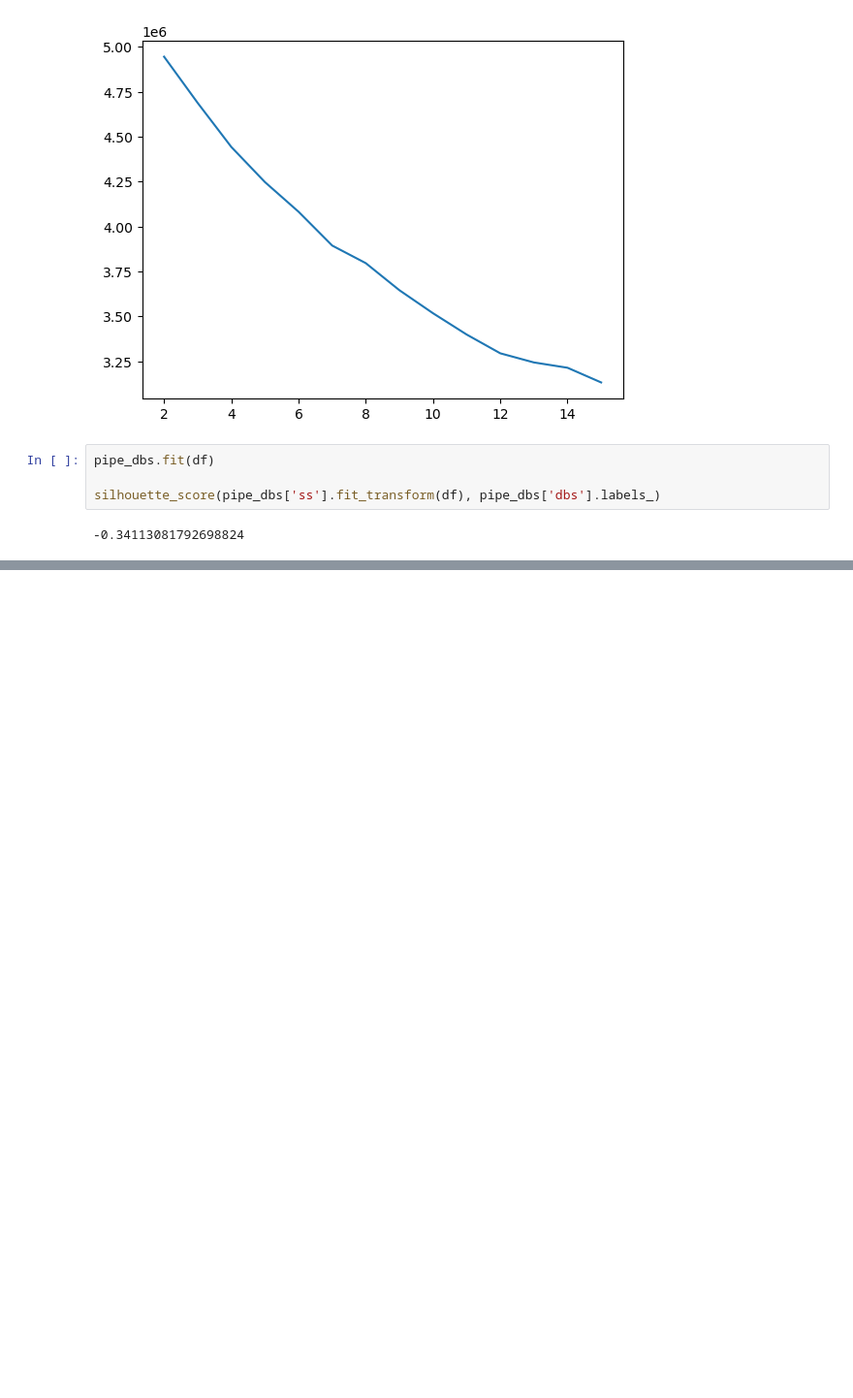
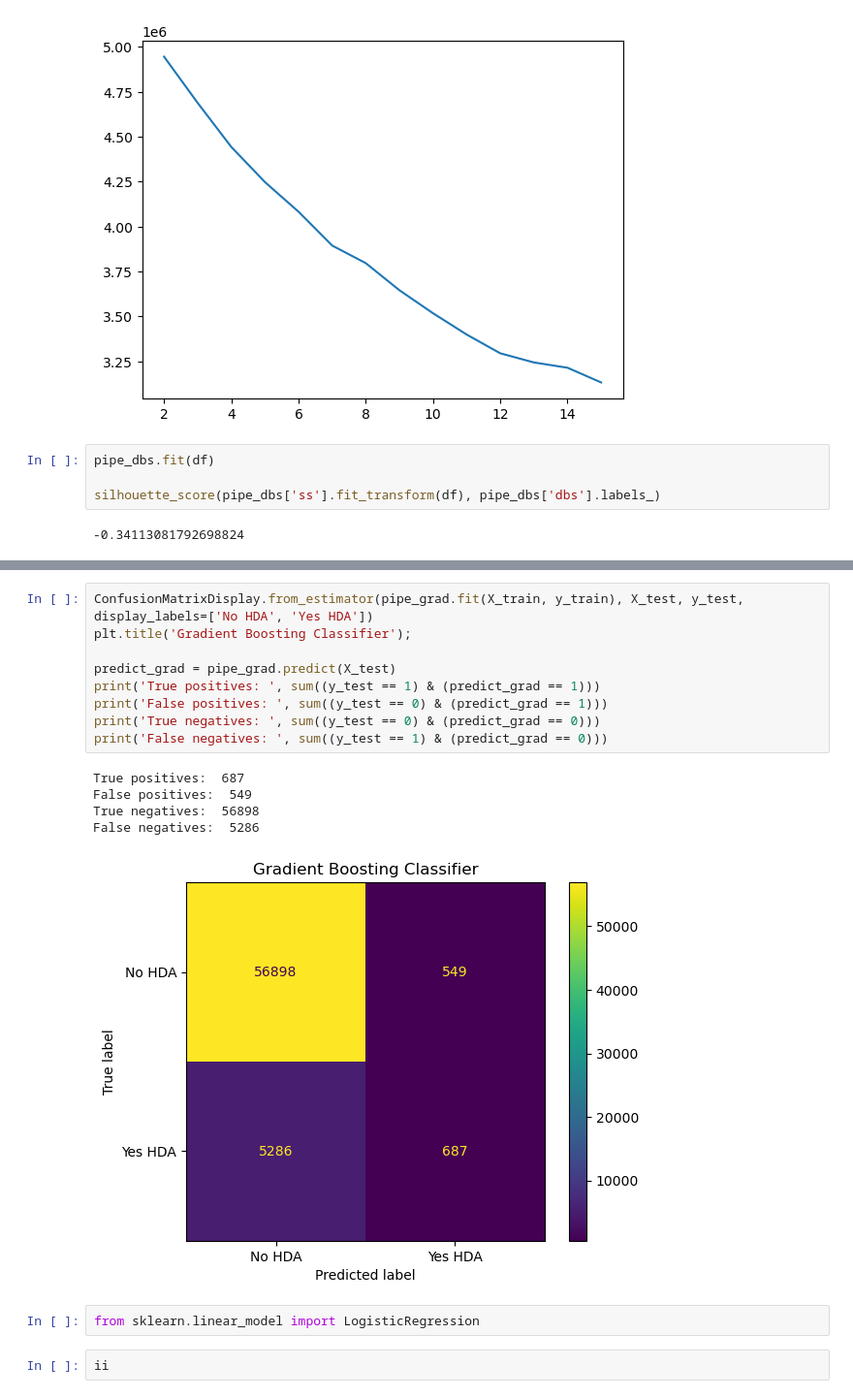
Before and after one commit to ejohnmedina/dsi-project-4, a Jupyter notebook: john-models.ipynb, the cells around one changed output, grey strips where cells are left out. Shown at 97% size. Drawn from its saved outputs; the diff is of its cells as text; blank space fills up the shorter version.

```diff
--- a/john-models.ipynb
+++ b/john-models.ipynb
@@ -118,0 +245,19 @@ silhouette_score(pipe_dbs['ss'].fit_transform(df), pipe_dbs['dbs'].labels_)
+# %%
+ConfusionMatrixDisplay.from_estimator(pipe_grad.fit(X_train, y_train), X_test, y_test, display_labels=['No HDA', 'Yes HDA'])
+plt.title('Gradient Boosting Classifier');
+
+predict_grad = pipe_grad.predict(X_test)
+print('True positives: ', sum((y_test == 1) & (predict_grad == 1)))
+print('False positives: ', sum((y_test == 0) & (predict_grad == 1)))
+print('True negatives: ', sum((y_test == 0) & (predict_grad == 0)))
+print('False negatives: ', sum((y_test == 1) & (predict_grad == 0)))
+# %% [output]
+True positives:  687
+False positives:  549
+True negatives:  56898
+False negatives:  5286
+[figure, added]
+# %%
+from sklearn.linear_model import LogisticRegression
+# %%
+ii
```
Also changed, not shown: parts of 17 cells of this notebook.
